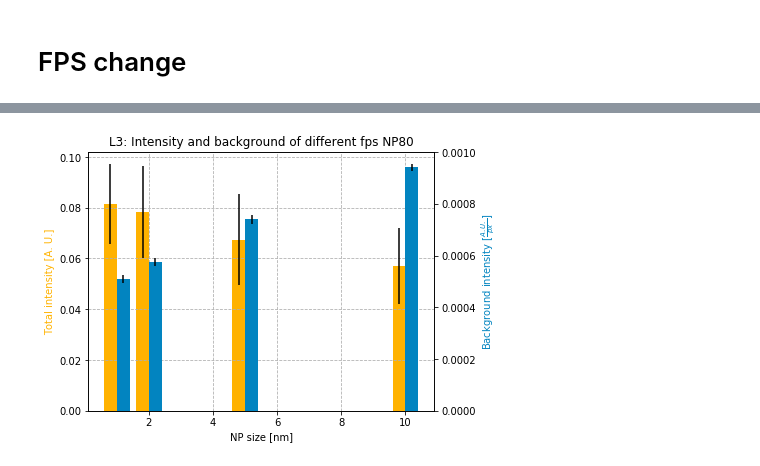
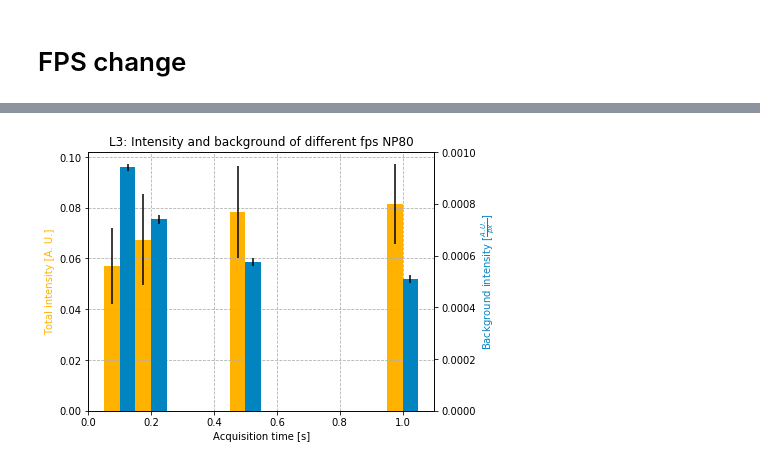
Before and after one commit to Yennda/spr_microscopy, a Jupyter notebook: jup_np_L3.ipynb, the cells around one changed output, grey strips where cells are left out. Drawn from its saved outputs; the diff is of its cells as text; code cells hidden in the pictures.

```diff
--- a/jup_np_L3.ipynb
+++ b/jup_np_L3.ipynb
@@ -24,8 +24,8 @@ x       y       cx      cy      C       std     int     maxint  relBg
 # folder=main_folder+'L3/'
 
 main_folder='C:/SPRUP_data_Jenda/2019_03_13_Jenda_microscopy/'
-folder=main_folder+'19_08_29_L3/export_np/'
-# folder=main_folder+'19_09_02_L3/export_np/'
+# folder=main_folder+'19_08_29_L3/export_np/'
+folder=main_folder+'19_09_02_L3/export_np/'
 # %%
 #19_08_29_L3
 # np=100
@@ -490,32 +525,33 @@ n= 10   3.8     1.8     0.89    0.63    0.44    0.00002 0.01574 0.00071 0.00002
 --------------------------------------------------------------------------------
 # %%
 nps=[100, 80, 60]
+fps=[1/f for f in fps]
 data1=[d[6] for d in data]
 data1_std=[d[6] for d in data_std]
 data2=[d[8] for d in data]
 data2_std=[d[8] for d in data_std]
 area=[d[0]*d[1] for d in data]
 
-w=0.4
+w=0.05
 
 fig = plt.figure()
 axes = fig.add_axes([0.1, 0.1, 0.8, 0.9])
 axes.grid(linestyle='--')
 
 title='Intensity and background of different fps NP80'
 axes.set_title(name+': '+title)
-axes.set_xlabel('NP size [nm]')
+axes.set_xlabel('Acquisition time [s]')
 axes.set_ylabel('Total intensity [A. U.]', color=yellow)
 # axes.set_ylim([0, 0.008])
 
 axesI = axes.twinx()
 axesI.set_ylabel('Background intensity [$\\frac{A. U.}{px}$]', color=blue)
 # axesI.set_ylim([0, 0.008])
 
 
 axes.bar([s-w/2 for s in fps], data1, w, yerr=data1_std, color=yellow, label='x')
 
 axesI.bar([s+w/2 for s in fps], data2, w, yerr=data2_std, color=blue,label='y')
 fig.savefig(folder+'plots/'+title.replace(' ', '_').lower()+'_'+name+'.png' , dpi=300,  bbox_inches='tight')
 # %% [output]
-[figure, old version]
+[figure, new version]
```
Also changed, not shown: parts of 2 cells of this notebook, 3 other files.
